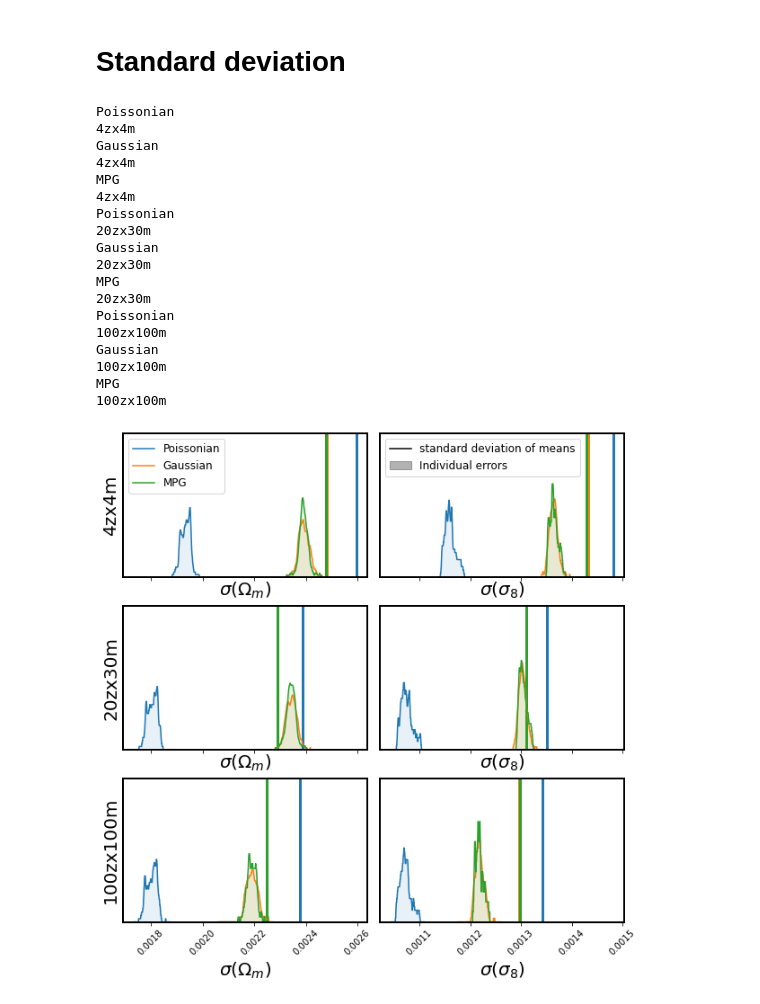
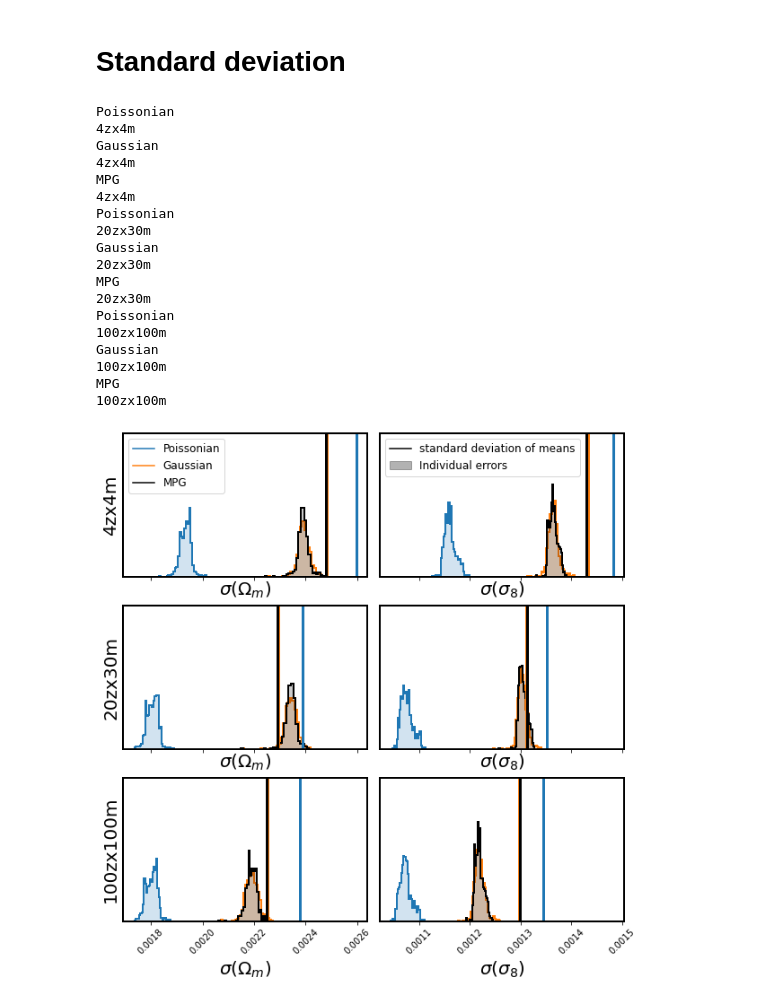
Before and after one commit to payerne/LikelihoodsClusterAbundance, a Jupyter notebook: notebooks/Posterior_full.ipynb, the cells around one changed output. Drawn from its saved outputs; the diff is of its cells as text; code cells hidden in the pictures.

```diff
--- a/notebooks/Posterior_full.ipynb
+++ b/notebooks/Posterior_full.ipynb
@@ -82,7 +81,7 @@ for k in range(3):
     likelihood_=likelihood[k]
     print(likelihood_)
     for i, b in enumerate(binning):
-        if i >= 1: break
+        #if i!=2: continue
         err_norm=1e-3
             #try:
         try:
@@ -120,7 +119,7 @@ for i in range(2):
         ax[1,j].set_ylim(0,maxss8)
         ax[i,j].tick_params(axis='x', rotation=45)
         ax[i,j].set_yticks([], minor=False)
-plt.savefig('best_fit_distribution.pdf', bbox_inches='tight', dpi=300)
+#plt.savefig('best_fit_distribution.pdf', bbox_inches='tight', dpi=300)
 # %% [output]
 Poissonian
 Gaussian
@@ -174,7 +173,7 @@ MPG
 # Standard deviation
 # %%
 title = ['Poissonian', 'Gaussian', 'MPG']
-colors = ['#1f77b4', '#ff7f0e', '#2ca02c',]
+colors = ['#1f77b4', '#ff7f0e', 'k']#'#2ca02c',]
 n=11
 maxsOm=50000
 maxss8=90000
@@ -198,8 +197,8 @@ for i, b in enumerate(binning):
             fs8=forecast4x4[b][title[k]][1,1]**.5#/np.std(cosmology[b][likelihood_]['Om'])-1
             #ax[i,1].vlines(fs8,0,maxss8,ls='--', color=colors[k],alpha=1,linewidth=3)
         try:
-            ax[i,0].vlines(np.std(cosmology[b][likelihood_]['Om']),0,maxsOm,ls='-',color=colors[k],alpha=1,linewidth=3)
-            ax[i,1].vlines(np.std(cosmology[b][likelihood_]['s8']),0,maxss8,ls='-', color=colors[k],alpha=1,linewidth=3)
+            ax[i,0].vlines(np.std(cosmology[b][likelihood_]['Om'], ddof=1),0,maxsOm,ls='-',color=colors[k],alpha=1,linewidth=3)
+            ax[i,1].vlines(np.std(cosmology[b][likelihood_]['s8'], ddof=1),0,maxss8,ls='-', color=colors[k],alpha=1,linewidth=3)
 
             x=np.array(cosmology[b][likelihood[k]]['cov'][:,0,0]**.5)#/np.std(cosmology[b][likelihood_]['Om'])-1
             y=np.array(cosmology[b][likelihood[k]]['cov'][:,1,1]**.5)#/np.std(cosmology[b][likelihood_]['Om'])-1
@@ -207,11 +206,14 @@ for i, b in enumerate(binning):
             for s, x in enumerate(x_):
                 hist,x_edges =np.histogram(x, bins=150)
                 x_middle=np.array([(x_edges[i]+x_edges[i+1])/2 for i in range(len(x_edges)-1)])
-                y=gaussian_filter(hist, sigma=2)
-                ax[i,s].fill_between(x_middle,x_middle*0, y/scipy.integrate.simps(y,x_middle),
-                                     color=colors[k], alpha=0.1)
+                y=gaussian_filter(hist, sigma=1)
+                #ax[i,s].fill_between(x_middle,x_middle*0, y/scipy.integrate.simps(y,x_middle),
+                #                     color=colors[k], alpha=0.1)
                 #ax[i,s].hist(x,density=True, color=colors[k],bins=50, alpha=.5)
-                ax[i,s].plot(x_middle,y/scipy.integrate.simps(y,x_middle), alpha=1,color=colors[k])
+                ax[i,s].hist(x, density=True, bins=30, color=colors[k],linewidth=2, alpha=.2)
+                ax[i,s].hist(x, density=True, bins=30, histtype='step',color=colors[k],linewidth=2)
+
+                #ax[i,s].plot(x_middle,y/scipy.integrate.simps(y,x_middle), alpha=1,color=colors[k])
         except:a=1
 
 
@@ -227,33 +229,33 @@ for i in range(3):
     for j in range(2):
         #ax[i].set_title(title[j], fontsize=20)
         ax[i,0].set_xlabel(r'$\sigma(\Omega_m)$', fontsize = 20)
         ax[i,1].set_xlabel(r'$\sigma(\sigma_8)$', fontsize = 20)
         ax[i,j].tick_params(axis='x', which = 'both', labelsize= 10,rotation=45)
         ax[i,0].set_ylim(0,maxsOm)
         ax[i,1].set_ylim(0,maxss8)
         ax[i,j].set_yticks([], minor=False)
 ax[0,0].legend(frameon=True, fontsize=12, loc='upper left')
 ax[0,1].legend(frameon=True, fontsize=12, loc='upper left')
 plt.savefig('best_fit_error_distribution.pdf', bbox_inches='tight', dpi=300)
 # %% [output]
 Poissonian
 4zx4m
 Gaussian
 4zx4m
 MPG
 4zx4m
 Poissonian
 20zx30m
 Gaussian
 20zx30m
 MPG
 20zx30m
 Poissonian
 100zx100m
 Gaussian
 100zx100m
 MPG
 100zx100m
-[figure, old version]
+[figure, new version]
 # %%
 {i
```
Also changed, not shown: parts of 3 cells of this notebook, 28 other files.
